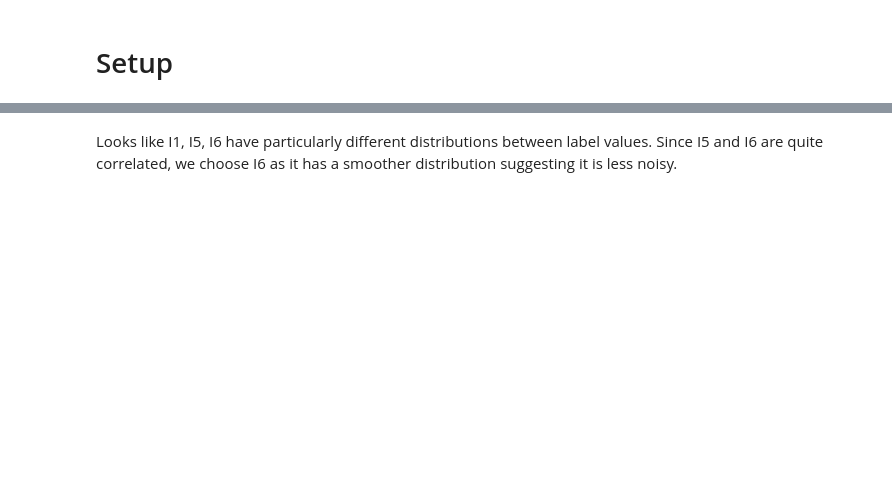
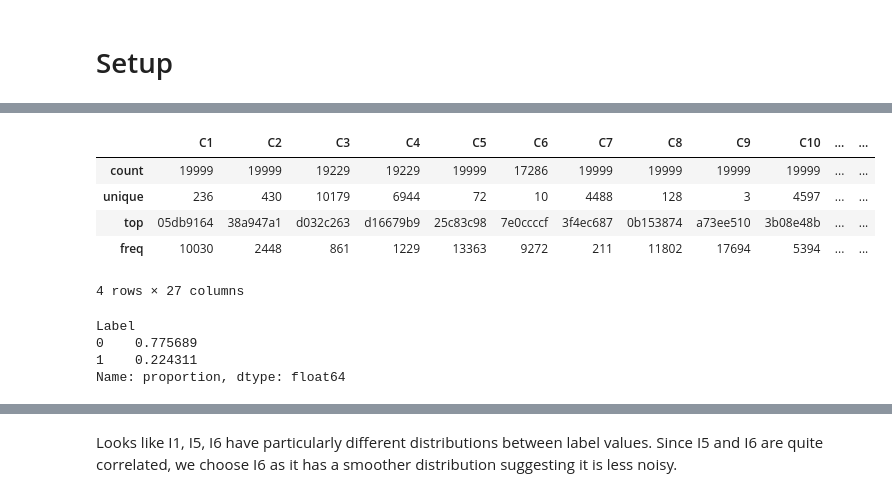
Before and after one commit to SelvinSelbaraju/search-ranking-utils, a Jupyter notebook: notebooks/criteo_example.ipynb, the cells around one changed output, grey strips where cells are left out. Cells and saved outputs as stored; diff of their text form; code cells hidden in the pictures; blank space fills up the shorter version.

```diff
--- a/notebooks/criteo_example.ipynb
+++ b/notebooks/criteo_example.ipynb
@@ -79 +94,19 @@ dtype: int64
+# %%
+# Check min/max of categorical features
+train.describe(include=np.object_)
+# %% [output]
+|  | C1 | C2 | C3 | C4 | C5 | C6 | C7 | C8 | C9 | C10 | ... | ... |
+| count | 19999 | 19999 | 19229 | 19229 | 19999 | 17286 | 19999 | 19999 | 19999 | 19999 | ... | ... |
+| unique | 236 | 430 | 10179 | 6944 | 72 | 10 | 4488 | 128 | 3 | 4597 | ... | ... |
+| top | 05db9164 | 38a947a1 | d032c263 | d16679b9 | 25c83c98 | 7e0ccccf | 3f4ec687 | 0b153874 | a73ee510 | 3b08e48b | ... | ... |
+| freq | 10030 | 2448 | 861 | 1229 | 13363 | 9272 | 211 | 11802 | 17694 | 5394 | ... | ... |
+4 rows × 27 columns
+# %%
+# Distribution of the target
+train["Label"].value_counts(normalize=True)
+# %% [output]
+Label
+0    0.775689
+1    0.224311
+Name: proportion, dtype: float64
 # %%
```
Also changed, not shown: parts of 21 cells of this notebook.
